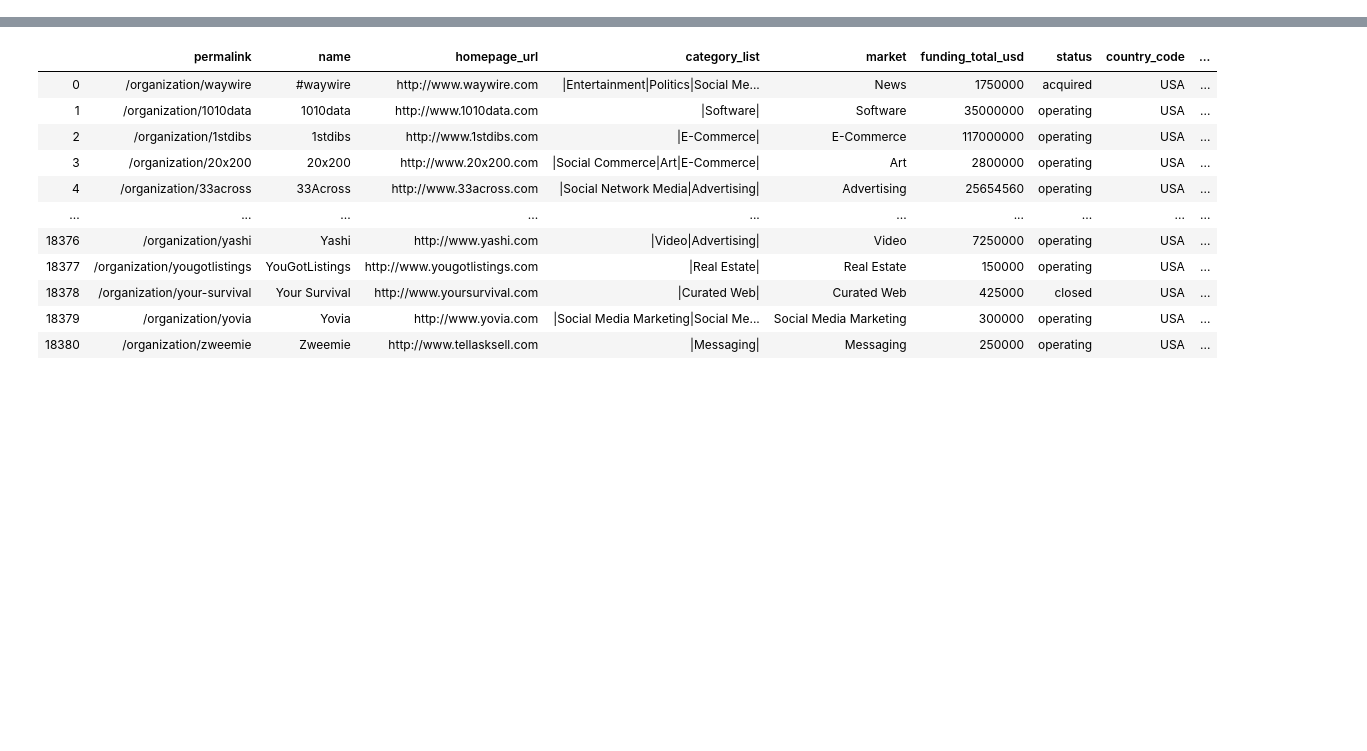
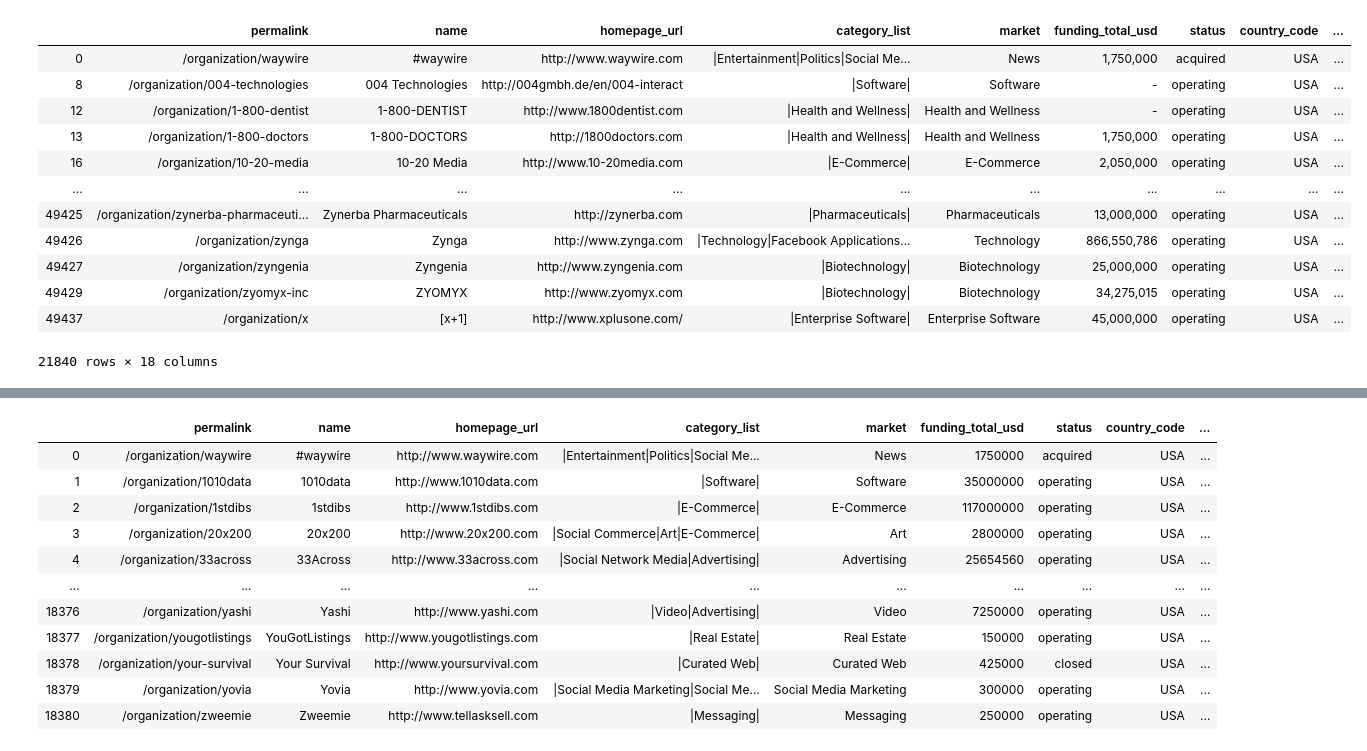
Before and after one commit to jjhuang22/cs171-final-project, a Jupyter notebook: data/EDA.ipynb, the cells around one changed output, grey strips where cells are left out. Saved outputs shown, nothing was run; the diff lists cells and outputs as text; code cells hidden in the pictures; blank space fills up the shorter version.

```diff
--- a/data/EDA.ipynb
+++ b/data/EDA.ipynb
@@ -19,6 +19,22 @@ companies_df = companies_df[companies_df['funding_total_usd'] != '-']
 
 for col in ['funding_total_usd', 'founded_year', 'funding_rounds']:
     companies_df[col] = companies_df[col].astype(int)
+# %%
+pd.read_csv("companies.csv", encoding = 'ISO-8859-1').dropna()
+# %% [output]
+|  | permalink | name | homepage_url | category_list | market | funding_total_usd | status | country_code | ... |
+| 0 | /organization/waywire | #waywire | http://www.waywire.com | |Entertainment|Politics|Social Me... | News | 1,750,000 | acquired | USA | ... |
+| 8 | /organization/004-technologies | 004 Technologies | http://004gmbh.de/en/004-interact | |Software| | Software | - | operating | USA | ... |
+| 12 | /organization/1-800-dentist | 1-800-DENTIST | http://www.1800dentist.com | |Health and Wellness| | Health and Wellness | - | operating | USA | ... |
+| 13 | /organization/1-800-doctors | 1-800-DOCTORS | http://1800doctors.com | |Health and Wellness| | Health and Wellness | 1,750,000 | operating | USA | ... |
+| 16 | /organization/10-20-media | 10-20 Media | http://www.10-20media.com | |E-Commerce| | E-Commerce | 2,050,000 | operating | USA | ... |
+| ... | ... | ... | ... | ... | ... | ... | ... | ... | ... |
+| 49425 | /organization/zynerba-pharmaceuti... | Zynerba Pharmaceuticals | http://zynerba.com | |Pharmaceuticals| | Pharmaceuticals | 13,000,000 | operating | USA | ... |
+| 49426 | /organization/zynga | Zynga | http://www.zynga.com | |Technology|Facebook Applications... | Technology | 866,550,786 | operating | USA | ... |
+| 49427 | /organization/zyngenia | Zyngenia | http://www.zyngenia.com | |Biotechnology| | Biotechnology | 25,000,000 | operating | USA | ... |
+| 49429 | /organization/zyomyx-inc | ZYOMYX | http://www.zyomyx.com | |Biotechnology| | Biotechnology | 34,275,015 | operating | USA | ... |
+| 49437 | /organization/x | [x+1] | http://www.xplusone.com/ | |Enterprise Software| | Enterprise Software | 45,000,000 | operating | USA | ... |
+21840 rows × 18 columns
 # %%
 worldcities_df = pd.read_csv("worldcities.csv")[['city', 'lat', 'lng']]
 worldcities_df['city'] = worldcities_df['city'].astype(str)
```
Also changed, not shown: parts of 2 cells of this notebook, 2 other files.
